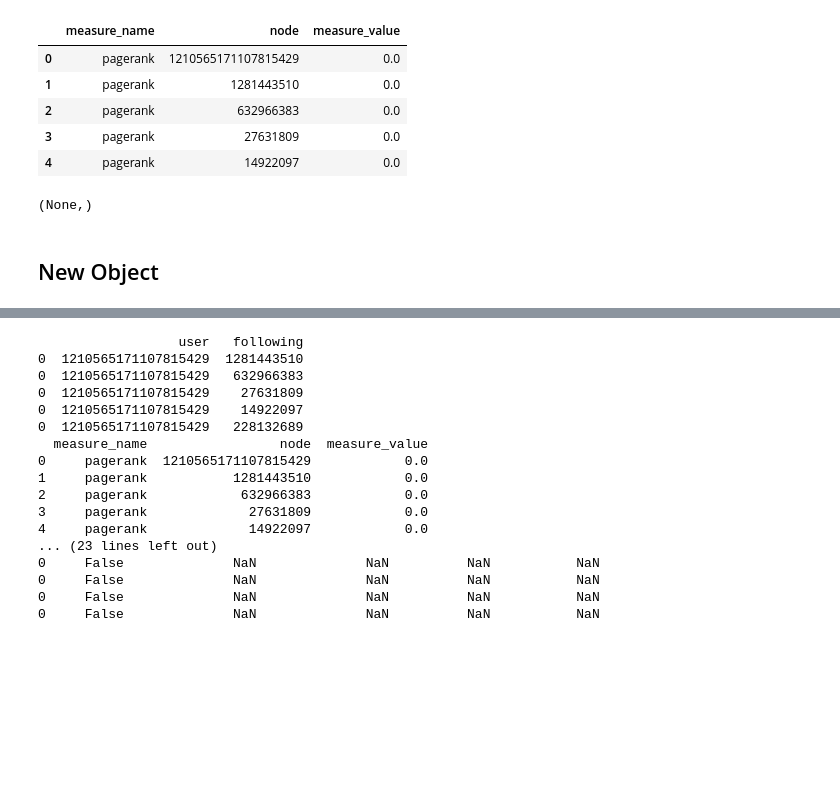
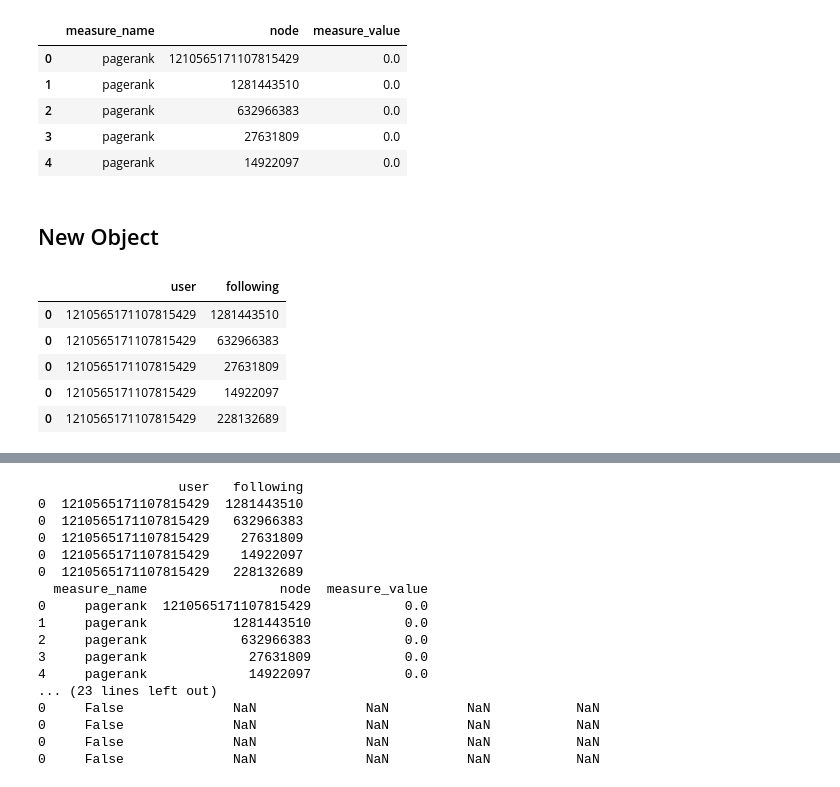
Before and after one commit to lejinvarghese/ego_networks, a Jupyter notebook: notebooks/io.ipynb, the cells around one changed output, grey strips where cells are left out. Saved outputs shown, nothing was run; the diff lists cells and outputs as text; code cells hidden in the pictures; blank space fills up the shorter version.

```diff
--- a/notebooks/io.ipynb
+++ b/notebooks/io.ipynb
@@ -175,14 +203,19 @@ data.head()
 data_n = data[~(data.node.isin([1427408443296657408, 1120633726478823425]))]
 # %%
 data_type = "node"
-file = f'gs://ego_networks/twitter/measures/{data_type}/2'
-dd.to_parquet(dd.from_pandas(data_n, npartitions = 10),
-              path = file,
-              append = False,
-              overwrite = True,
-             ignore_divisions=True)
+file = f'gs://ego_networks/twitter/measures/node'
+# dd.to_parquet(dd.from_pandas(data_n, npartitions = 10),
+#               path = file,
+#               append = False,
+#               overwrite = True,
+#               write_index = False,
+#              ignore_divisions=True)
+
+data.to_csv(
+    f"{file}/2.csv",
+    index=False,
+    # mode='w'
+)
-# %% [output]
-(None,)
 # %% [markdown]
 ## New Object
 # %%
@@ -236,0 +278,13 @@ dw.run(append = False)
+# %%
+# dw = DataWriter(data = data_n, data_type = 'node_measures')
+# dw.run(append = False)
+
+dr = DataReader(data_type = "ties").run()
+dr.head()
+# %% [output]
+|  | user | following |
+| 0 | 1210565171107815429 | 1281443510 |
+| 0 | 1210565171107815429 | 632966383 |
+| 0 | 1210565171107815429 | 27631809 |
+| 0 | 1210565171107815429 | 14922097 |
+| 0 | 1210565171107815429 | 228132689 |
```
Also changed, not shown: parts of 10 cells of this notebook, 5 other files.
